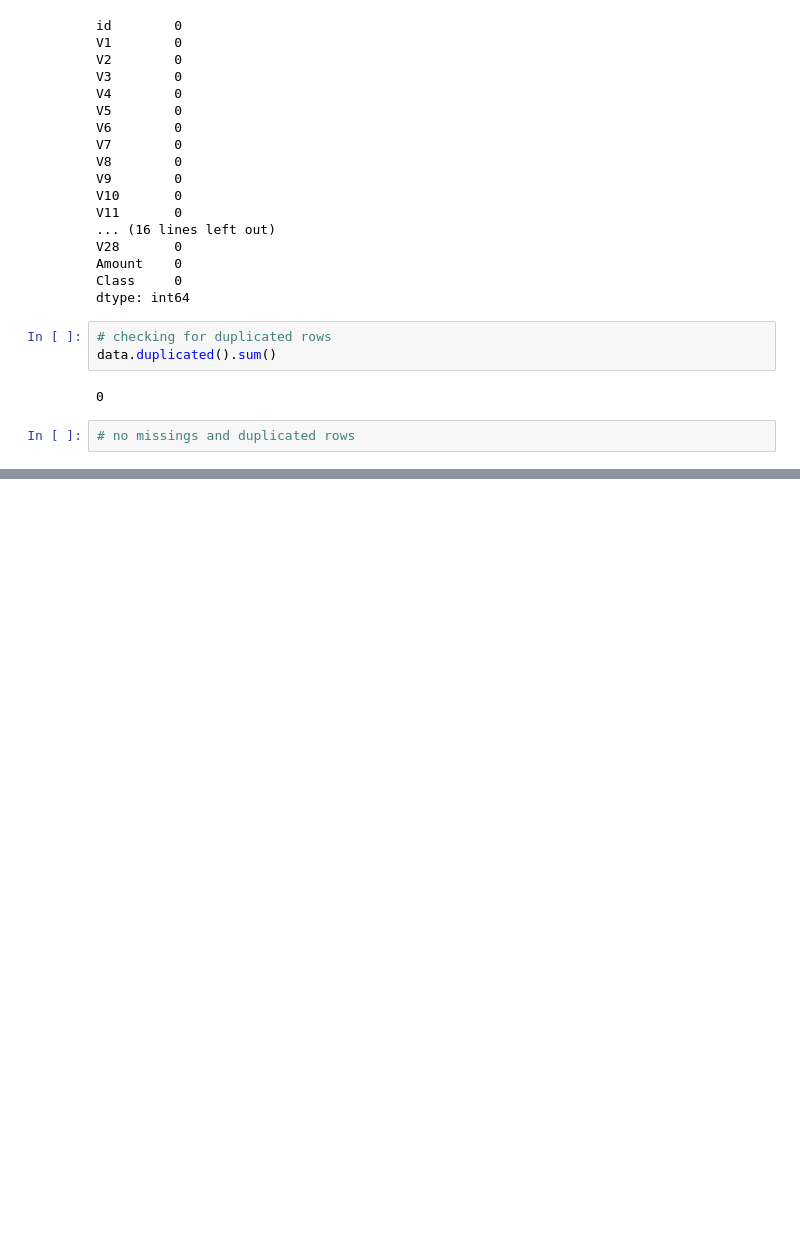
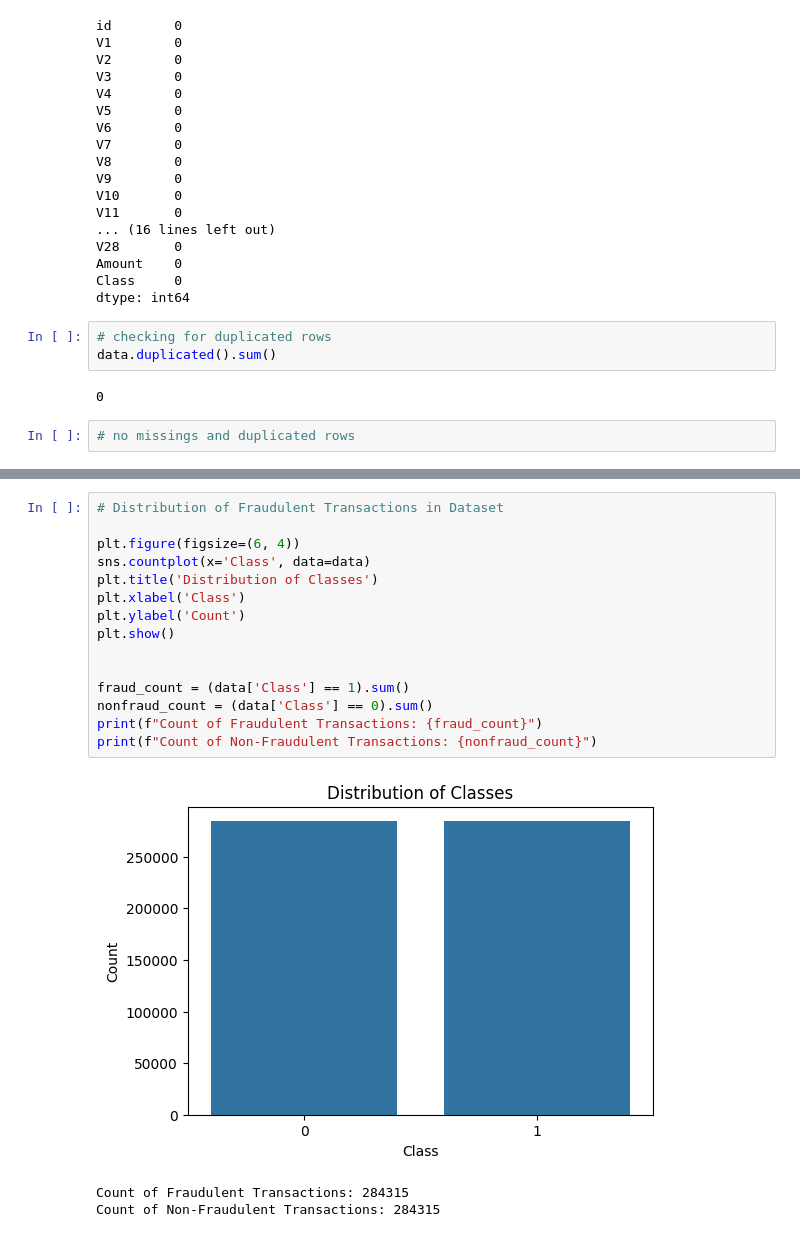
Before and after one commit to kvlrdhrs/cc_fraud_detect, a Jupyter notebook: creditcard_analysys.ipynb, the cells around one changed output, grey strips where cells are left out. Cells and saved outputs as stored; diff of their text form; blank space fills up the shorter version.

```diff
--- a/creditcard_analysys.ipynb
+++ b/creditcard_analysys.ipynb
@@ -172,0 +198,19 @@ data.head()
+# %%
+# Distribution of Fraudulent Transactions in Dataset
+
+plt.figure(figsize=(6, 4))
+sns.countplot(x='Class', data=data)
+plt.title('Distribution of Classes')
+plt.xlabel('Class')
+plt.ylabel('Count')
+plt.show()
+
+
+fraud_count = (data['Class'] == 1).sum()
+nonfraud_count = (data['Class'] == 0).sum()
+print(f"Count of Fraudulent Transactions: {fraud_count}")
+print(f"Count of Non-Fraudulent Transactions: {nonfraud_count}")
+# %% [output]
+[figure, added]
+Count of Fraudulent Transactions: 284315
+Count of Non-Fraudulent Transactions: 284315
```
Also changed, not shown: parts of 8 cells of this notebook, 1 other file.
